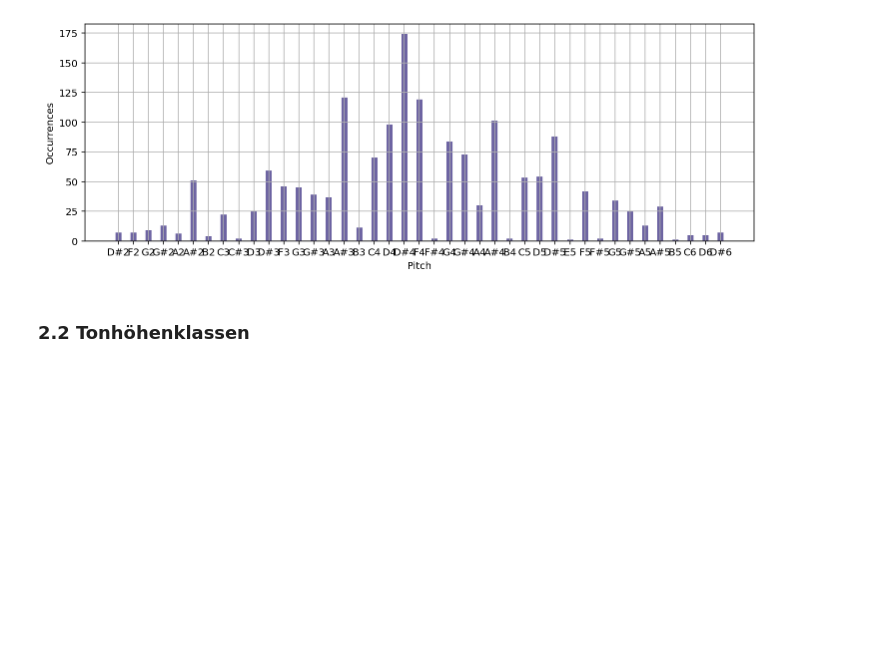
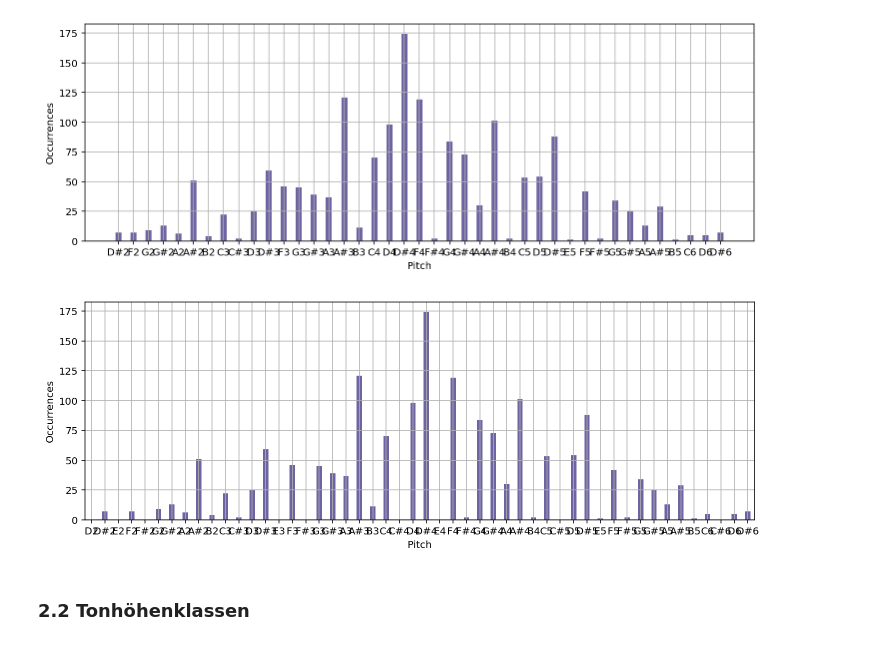
Before and after one commit to Christon-Ragavan/CAMAT, a Jupyter notebook: music_xml_parser/ipynb/15_CAMAT_Basics_Part2_Statistics_neu.ipynb, the cells around one changed output. Saved outputs shown, nothing was run; the diff lists cells and outputs as text; code cells hidden in the pictures; blank space fills up the shorter version.

```diff
--- a/music_xml_parser/ipynb/15_CAMAT_Basics_Part2_Statistics_neu.ipynb
+++ b/music_xml_parser/ipynb/15_CAMAT_Basics_Part2_Statistics_neu.ipynb
@@ -230,6 +231,17 @@ ph2 = mp.analyse.pitch_histogram(m_df,
 # Alle anderen Töne werden auf der x-Achse gelöscht.
 # %% [output]
 [figure]
+# %%
+ph2 = mp.analyse.pitch_histogram(m_df,
+                                 do_plot=True,
+                                 visulize_midi_range=None,
+                                 do_plot_full_axis=True)
+
+# Durch den Zusatz 'do_plot_full_axis=False,' werden bei der Grafik
+# nur die Häufigkeiten von Tönen angezeigt, die auch tatsächlich auftauchen.
+# Alle anderen Töne werden auf der x-Achse gelöscht.
+# %% [output]
+[figure, added]
 # %% [markdown]
 ### 2.2 Tonhöhenklassen
 # %% [markdown]
```
Also changed, not shown: parts of 3 cells of this notebook, 3 other files.
